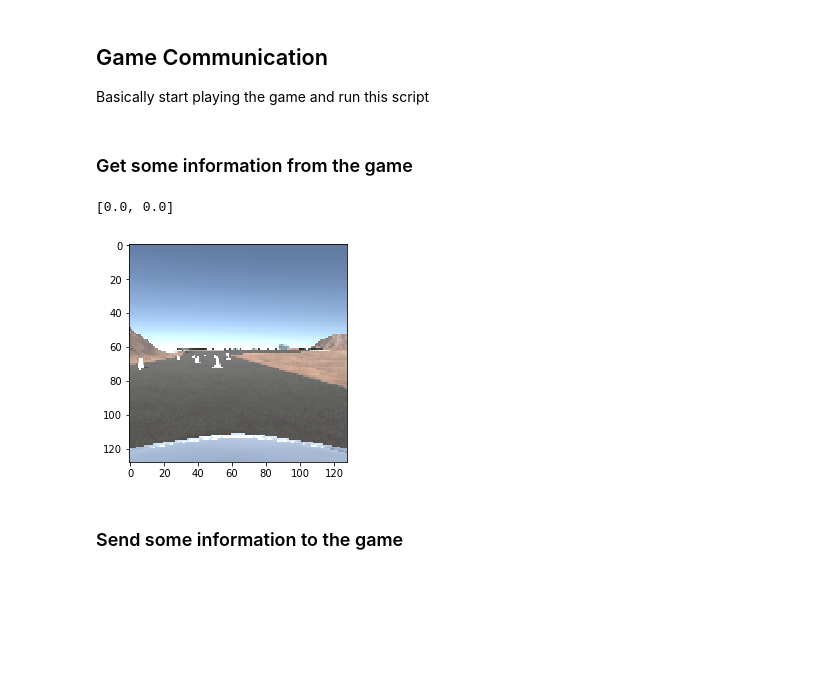
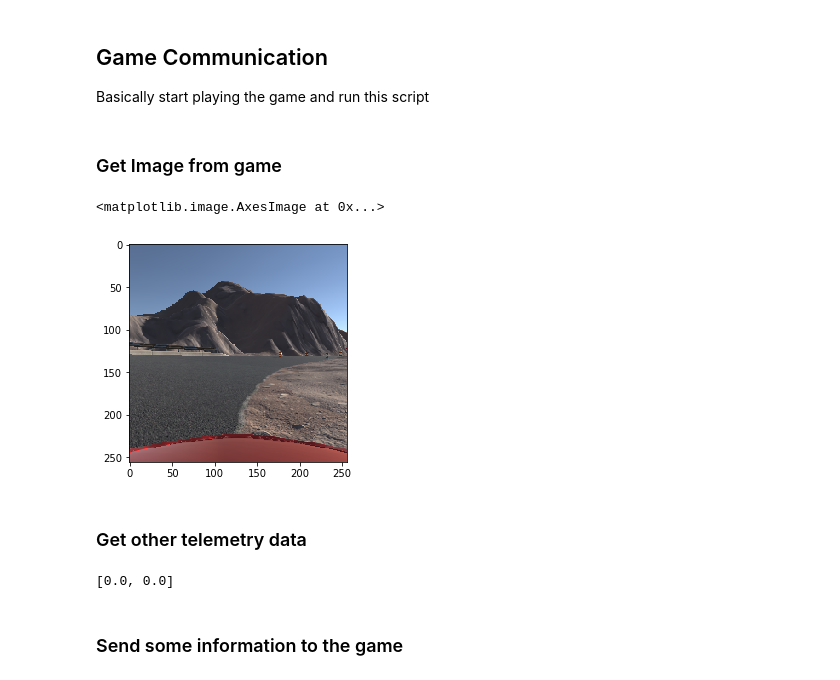
Before and after one commit to VisBlank/DLMatFramework, a Jupyter notebook: virtual/tensorDriver/GameCommunication.ipynb, the cells around one changed output. Drawn from its saved outputs; the diff is of its cells as text; code cells hidden in the pictures; blank space fills up the shorter version.

```diff
--- a/virtual/tensorDriver/GameCommunication.ipynb
+++ b/virtual/tensorDriver/GameCommunication.ipynb
@@ -5,21 +5,28 @@ Basically start playing the game and run this script
 import numpy as np
 import game_communication
 from matplotlib.pyplot import imshow
+import matplotlib.pyplot as plt
 %matplotlib inline
 
 #comm = game_communication.GameTelemetry()
 #comm = game_communication.GameTelemetry("10.45.68.156")
-comm = game_communication.GameTelemetry("127.0.0.1")
+comm = game_communication.GameTelemetry("10.45.65.58")
 # %%
 comm.connect()
 # %% [markdown]
-### Get some information from the game
+### Get Image from game
 # %%
-imshow(comm.get_image())
-print(comm.get_game_data())
+imshow(comm.get_image(4096))
+#plt.show()
 # %% [output]
-[0.0, 0.0]
+<matplotlib.image.AxesImage at 0x...>
-[figure, old version]
+[figure, new version]
+# %% [markdown]
+### Get other telemetry data
+# %%
+print(comm.get_game_data())
+# %% [output]
+[0.0, 0.0]
 # %% [markdown]
 ### Send some information to the game
 # %%
```
Also changed, not shown: 1 other file.
